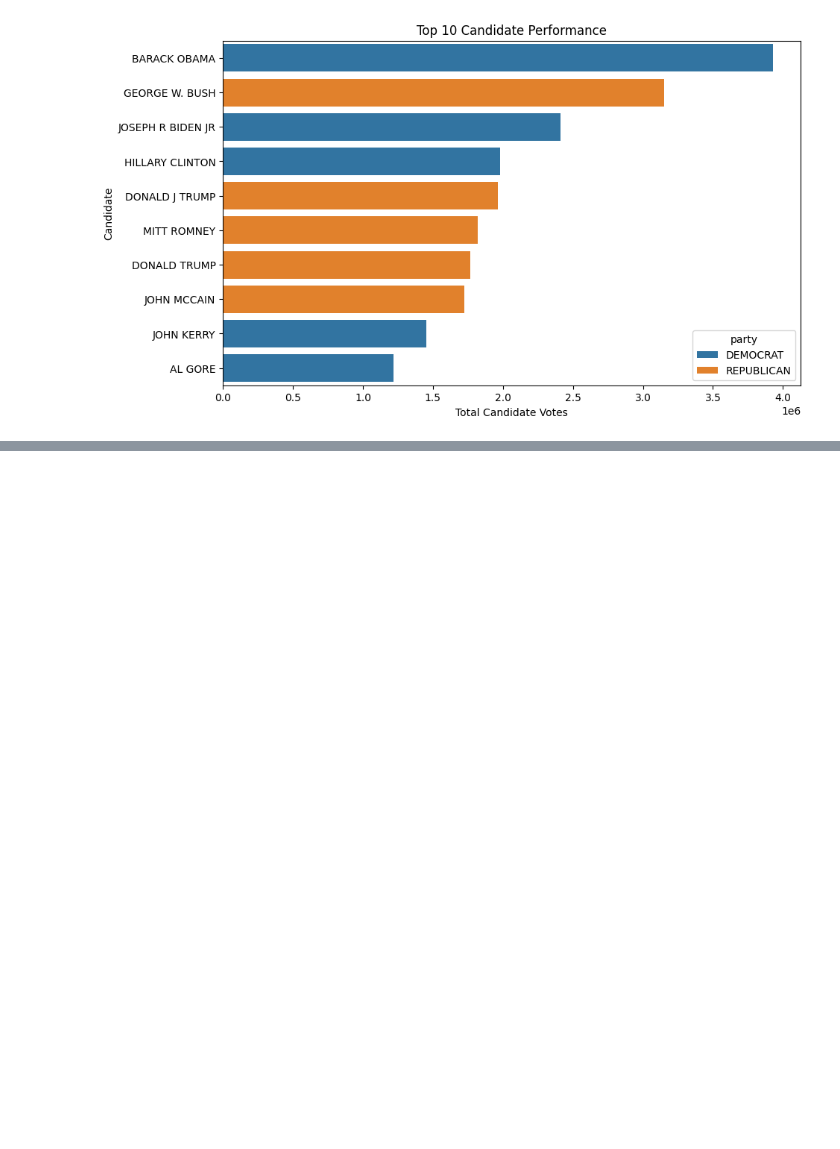
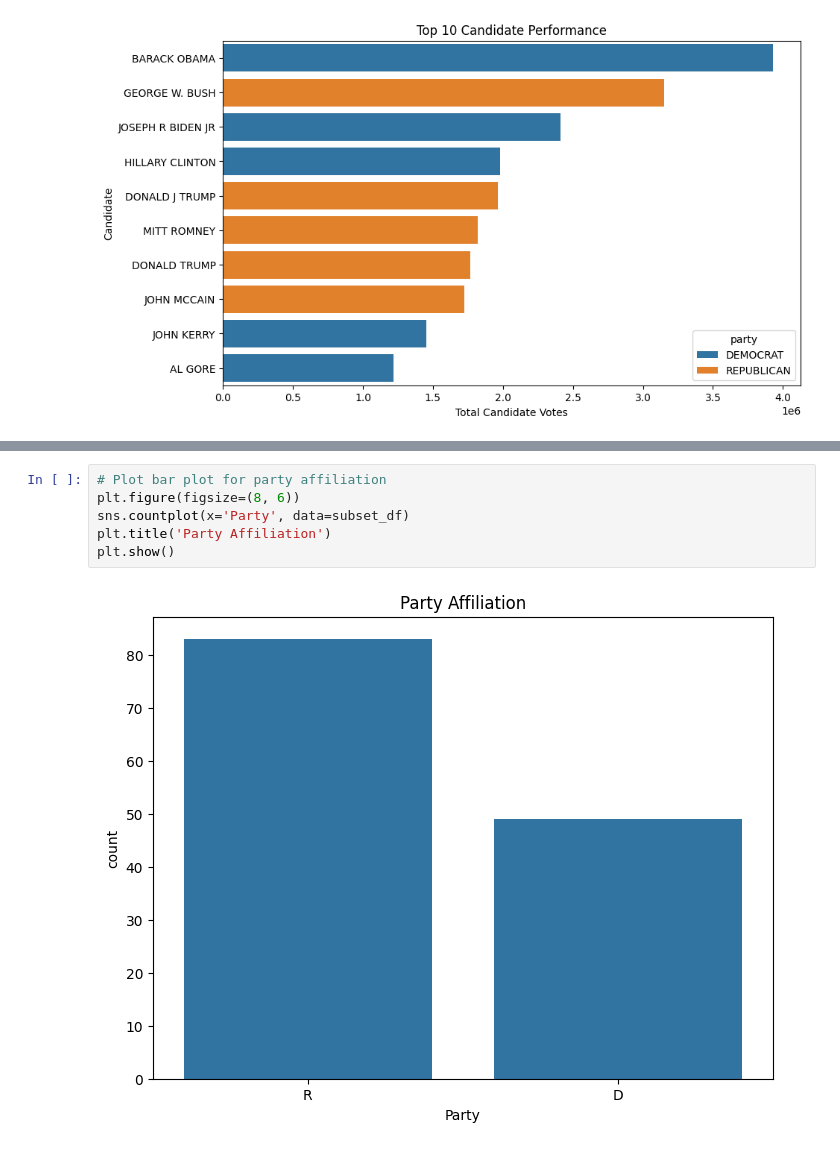
Before and after one commit to isabellamwright/project_voting, a Jupyter notebook: VotingEDA.ipynb, the cells around one changed output, grey strips where cells are left out. Cells and saved outputs as stored; diff of their text form; blank space fills up the shorter version.

```diff
--- a/VotingEDA.ipynb
+++ b/VotingEDA.ipynb
@@ -233,0 +262,8 @@ plt.show()
+# %%
+# Plot bar plot for party affiliation
+plt.figure(figsize=(8, 6))
+sns.countplot(x='Party', data=subset_df)
+plt.title('Party Affiliation')
+plt.show()
+# %% [output]
+[figure, added]
```
Also changed, not shown: parts of 4 cells of this notebook.
